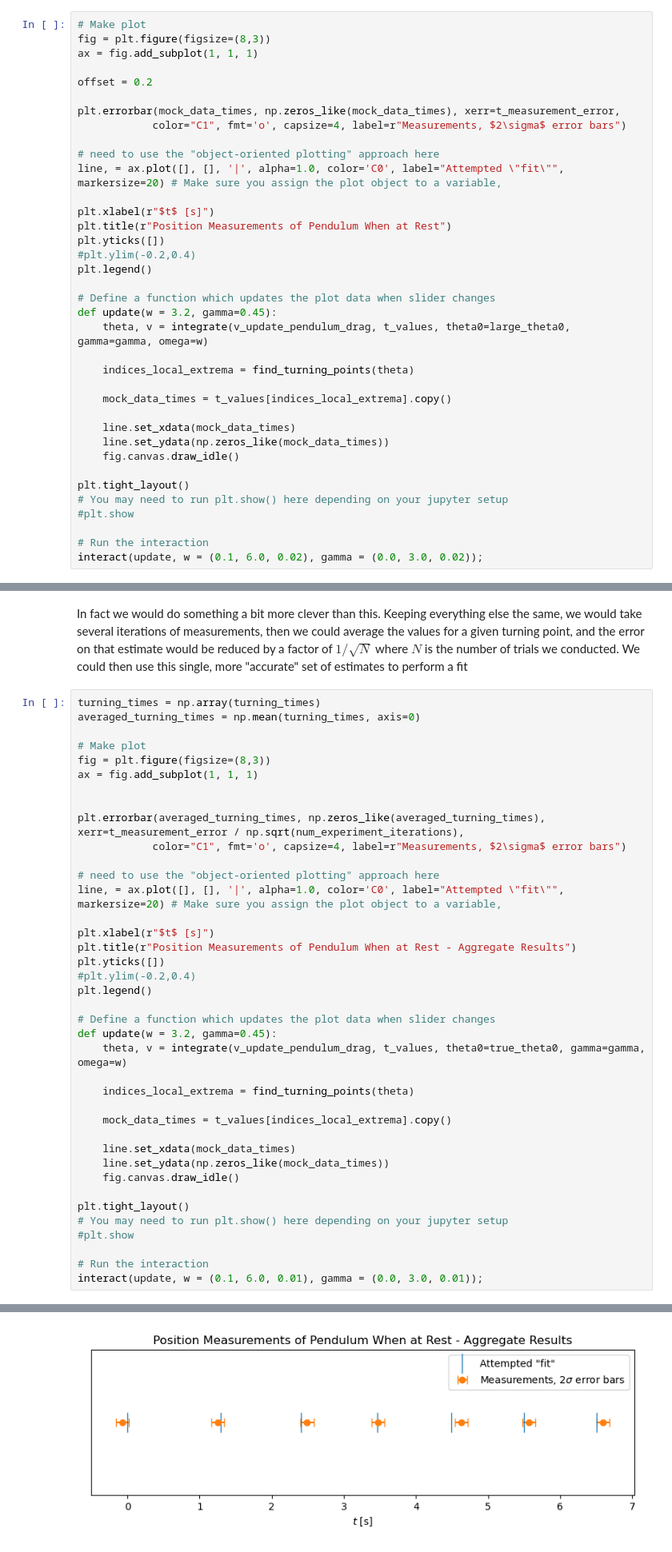
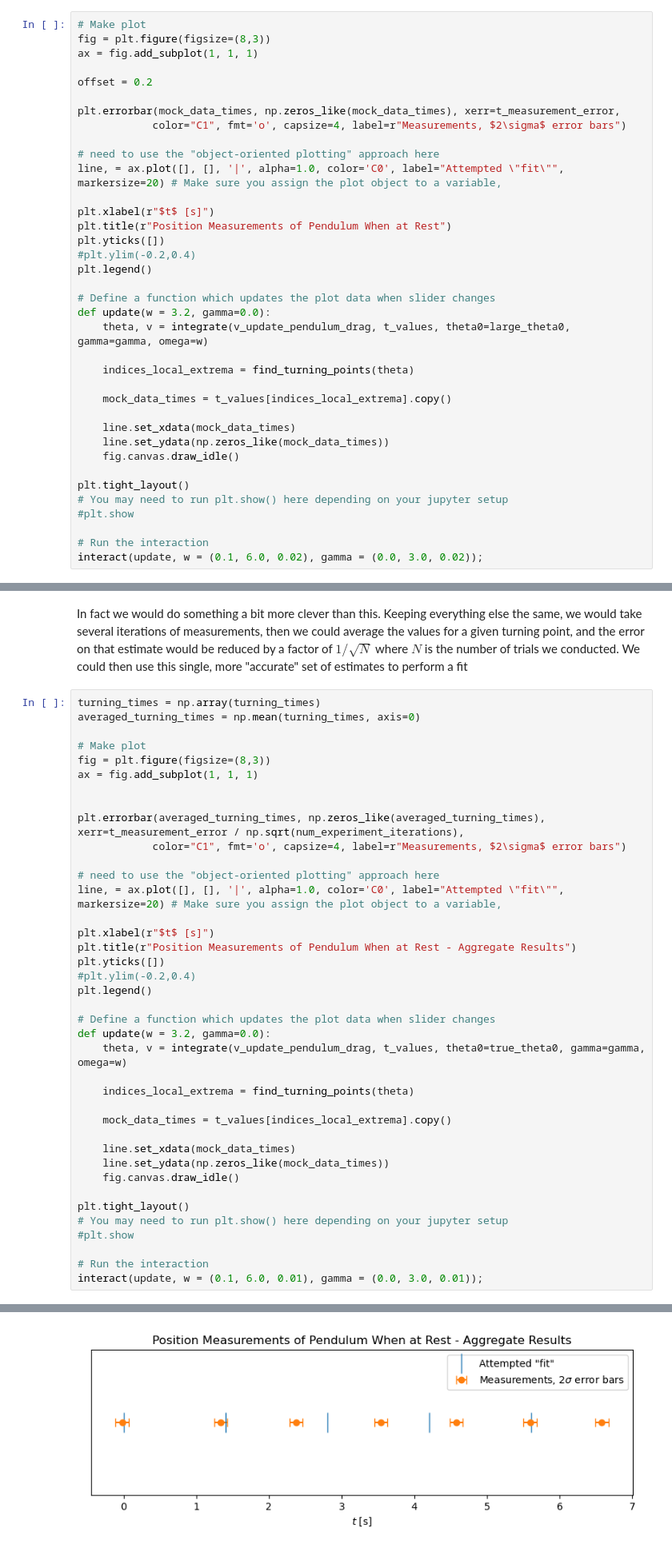
Before and after one commit to hbelzer/8.13-code-snippets, a Jupyter notebook: L0-Pendulum/simulate_pendulum.ipynb, the cells around one changed output, grey strips where cells are left out. Shown at 80% size. Saved outputs shown, nothing was run; the diff lists cells and outputs as text.

```diff
--- a/L0-Pendulum/simulate_pendulum.ipynb
+++ b/L0-Pendulum/simulate_pendulum.ipynb
@@ -721,7 +721,7 @@ plt.yticks([])
 plt.legend()
 
 # Define a function which updates the plot data when slider changes
-def update(w = 3.2, gamma=0.45):
+def update(w = 3.2, gamma=0.0):
     theta, v = integrate(v_update_pendulum_drag, t_values, theta0=large_theta0, gamma=gamma, omega=w)
 
     indices_local_extrema = find_turning_points(theta)
@@ -827,32 +827,32 @@ plt.errorbar(averaged_turning_times, np.zeros_like(averaged_turning_times), xerr
             color="C1", fmt='o', capsize=4, label=r"Measurements, $2\sigma$ error bars")
 
 # need to use the "object-oriented plotting" approach here
 line, = ax.plot([], [], '|', alpha=1.0, color='C0', label="Attempted \"fit\"", markersize=20) # Make sure you assign the plot object to a variable,
 
 plt.xlabel(r"$t$ [s]")
 plt.title(r"Position Measurements of Pendulum When at Rest - Aggregate Results")
 plt.yticks([])
 #plt.ylim(-0.2,0.4)
 plt.legend()
 
 # Define a function which updates the plot data when slider changes
-def update(w = 3.2, gamma=0.45):
+def update(w = 3.2, gamma=0.0):
     theta, v = integrate(v_update_pendulum_drag, t_values, theta0=true_theta0, gamma=gamma, omega=w)
 
     indices_local_extrema = find_turning_points(theta)
 
     mock_data_times = t_values[indices_local_extrema].copy()
 
     line.set_xdata(mock_data_times)
     line.set_ydata(np.zeros_like(mock_data_times))
     fig.canvas.draw_idle()
 
 plt.tight_layout()
 # You may need to run plt.show() here depending on your jupyter setup
 #plt.show
 
 # Run the interaction
 interact(update, w = (0.1, 6.0, 0.01), gamma = (0.0, 3.0, 0.01));
 # %% [output]
 interactive(children=(FloatSlider(value=3.2, description='w', max=6.0, min=0.1, step=0.01), FloatSlider(value=…
-[figure, old version]
+[figure, new version]
```
Also changed, not shown: parts of 6 cells of this notebook.
